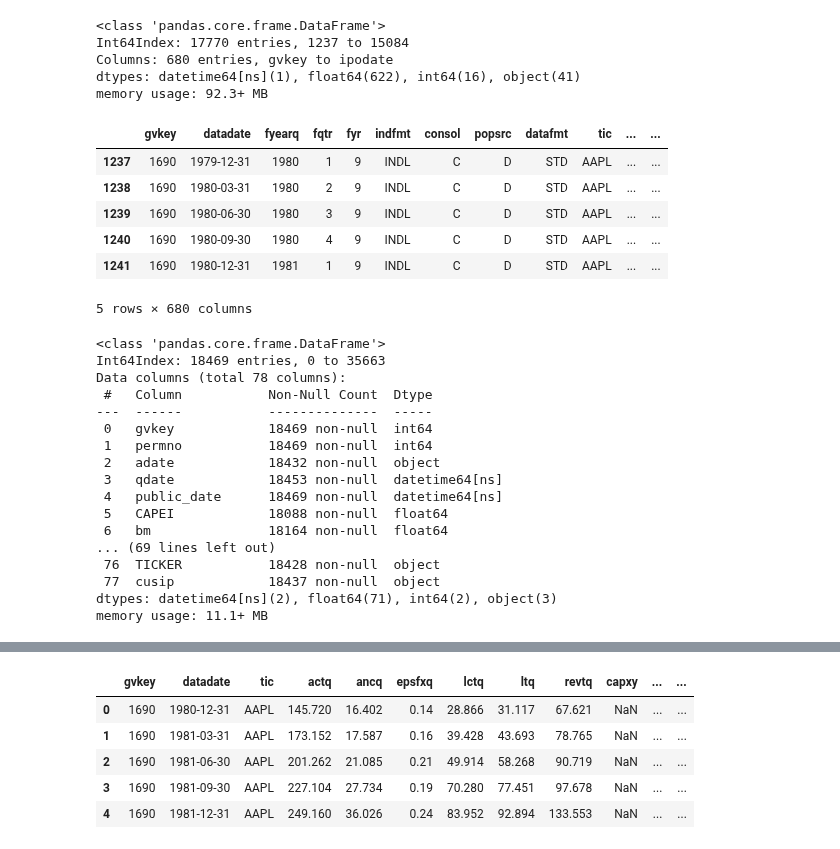
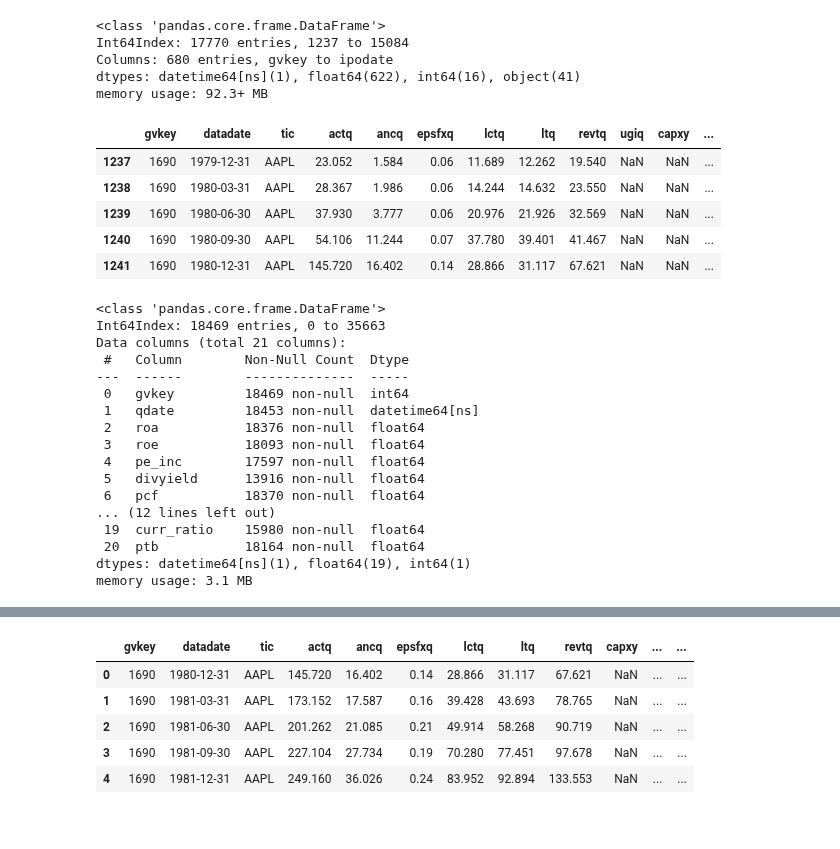
Before and after one commit to edocampione/4YP, a Jupyter notebook: scripts/process_data_new.ipynb, the cells around one changed output, grey strips where cells are left out. Cells and saved outputs as stored; diff of their text form; code cells hidden in the pictures.

```diff
--- a/scripts/process_data_new.ipynb
+++ b/scripts/process_data_new.ipynb
@@ -24,13 +19,17 @@ df1['prccq'] = df1['prccq'] / df1['ajexq']
-# %%
-df1.head()
-# %% [output]
-|  | gvkey | datadate | fyearq | fqtr | fyr | indfmt | consol | popsrc | datafmt | tic | ... | ... |
-| 1237 | 1690 | 1979-12-31 | 1980 | 1 | 9 | INDL | C | D | STD | AAPL | ... | ... |
-| 1238 | 1690 | 1980-03-31 | 1980 | 2 | 9 | INDL | C | D | STD | AAPL | ... | ... |
-| 1239 | 1690 | 1980-06-30 | 1980 | 3 | 9 | INDL | C | D | STD | AAPL | ... | ... |
-| 1240 | 1690 | 1980-09-30 | 1980 | 4 | 9 | INDL | C | D | STD | AAPL | ... | ... |
-| 1241 | 1690 | 1980-12-31 | 1981 | 1 | 9 | INDL | C | D | STD | AAPL | ... | ... |
-5 rows × 680 columns
+# %%
+df1 = df1[['gvkey', 'datadate', 'tic', 'actq', 'ancq', 'epsfxq', 'lctq', 'ltq', 'revtq', 'ugiq', 'capxy', 'prccq', 'ajexq']]
+
+df1['prccq'] = df1['prccq'] / df1['ajexq']
+df1 = df1.drop(columns=['ajexq'])
+
+df1.head()
+# %% [output]
+|  | gvkey | datadate | tic | actq | ancq | epsfxq | lctq | ltq | revtq | ugiq | capxy | ... |
+| 1237 | 1690 | 1979-12-31 | AAPL | 23.052 | 1.584 | 0.06 | 11.689 | 12.262 | 19.540 | NaN | NaN | ... |
+| 1238 | 1690 | 1980-03-31 | AAPL | 28.367 | 1.986 | 0.06 | 14.244 | 14.632 | 23.550 | NaN | NaN | ... |
+| 1239 | 1690 | 1980-06-30 | AAPL | 37.930 | 3.777 | 0.06 | 20.976 | 21.926 | 32.569 | NaN | NaN | ... |
+| 1240 | 1690 | 1980-09-30 | AAPL | 54.106 | 11.244 | 0.07 | 37.780 | 39.401 | 41.467 | NaN | NaN | ... |
+| 1241 | 1690 | 1980-12-31 | AAPL | 145.720 | 16.402 | 0.14 | 28.866 | 31.117 | 67.621 | NaN | NaN | ... |
 # %%
 file_path_2 = '/Users/edocampione/Desktop/Meng Engineering Science/4YP/data/RATIOS_FIRM_ALL.csv' # Financial ratios data
 df2 = pd.read_csv(file_path_2)
@@ -41,18 +40,16 @@ df2['public_date'] = pd.to_datetime(df2['public_date'])
 df2 = df2.sort_values(by=['qdate', 'public_date'])
 # Drop duplicates to keep only the first public_date for each qdate
 df2 = df2.drop_duplicates(subset=['qdate','TICKER'], keep='first')
-'''
-columns_to_keep = [
+
+df2 = df2[[
     'gvkey', 'qdate', 'roa',
     'roe','pe_inc', 'divyield',
     'pcf', 'roce', 'fcf_ocf',
     'debt_ebitda', 'gpm', 'opmad',
     'evm', 'intcov_ratio', 'at_turn',
     'cfm', 'npm', 'PEG_trailing',
-    'de_ratio', 'curr_ratio', 'ptb',
-]
-'''
-#df2 = df2[columns_to_keep]
+    'de_ratio', 'curr_ratio', 'ptb'
+]]
 
 # convert divyield to float
 df2['divyield'] = df2['divyield'].replace('%', '', regex=True).astype(float)
@@ -63,21 +60,21 @@ df2.info()
 # %% [output]
 <class 'pandas.core.frame.DataFrame'>
 Int64Index: 18469 entries, 0 to 35663
-Data columns (total 78 columns):
- #   Column           Non-Null Count  Dtype
----  ------           --------------  -----
- 0   gvkey            18469 non-null  int64
- 1   permno           18469 non-null  int64
- 2   adate            18432 non-null  object
- 3   qdate            18453 non-null  datetime64[ns]
- 4   public_date      18469 non-null  datetime64[ns]
- 5   CAPEI            18088 non-null  float64
- 6   bm               18164 non-null  float64
-... (69 lines left out)
- 76  TICKER           18428 non-null  object
- 77  cusip            18437 non-null  object
-dtypes: datetime64[ns](2), float64(71), int64(2), object(3)
-memory usage: 11.1+ MB
+Data columns (total 21 columns):
+ #   Column        Non-Null Count  Dtype
+---  ------        --------------  -----
+ 0   gvkey         18469 non-null  int64
+ 1   qdate         18453 non-null  datetime64[ns]
+ 2   roa           18376 non-null  float64
+ 3   roe           18093 non-null  float64
+ 4   pe_inc        17597 non-null  float64
+ 5   divyield      13916 non-null  float64
+ 6   pcf           18370 non-null  float64
+... (12 lines left out)
+ 19  curr_ratio    15980 non-null  float64
+ 20  ptb           18164 non-null  float64
+dtypes: datetime64[ns](1), float64(19), int64(1)
+memory usage: 3.1 MB
 # %%
 df = pd.merge(df1, df2, left_on=['datadate', 'gvkey'], right_on=['qdate', 'gvkey'], how='inner')
 
```
Also changed, not shown: parts of 9 cells of this notebook, 2 other files.
